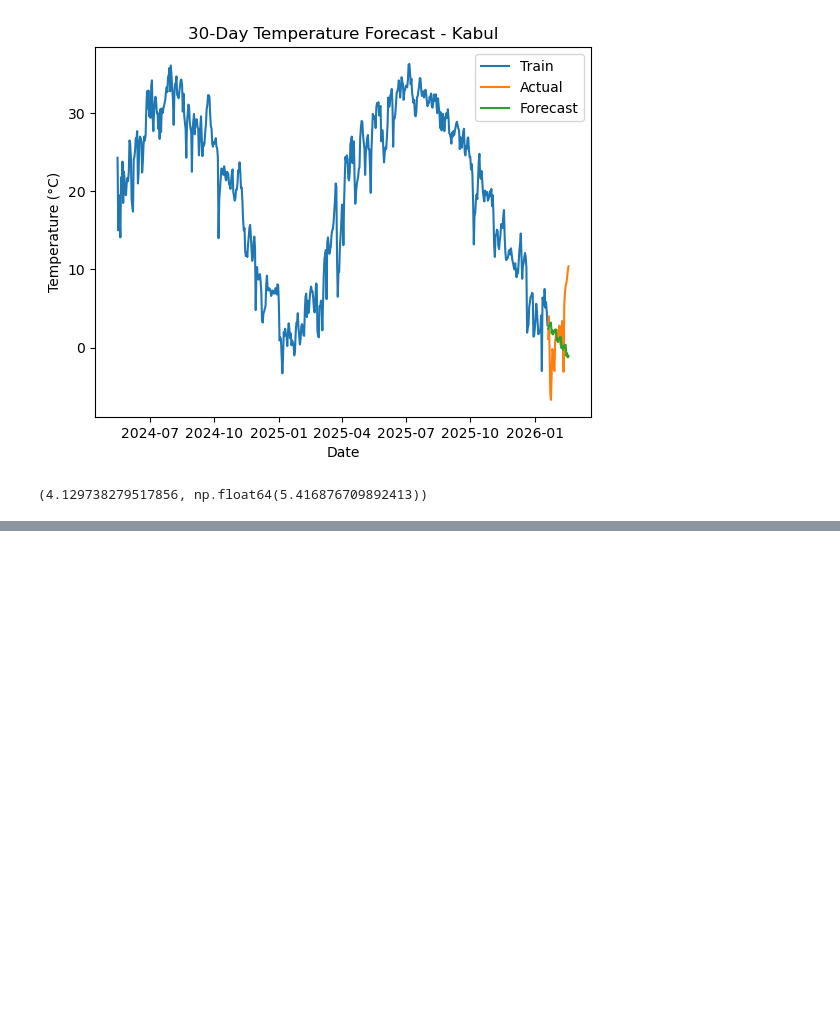
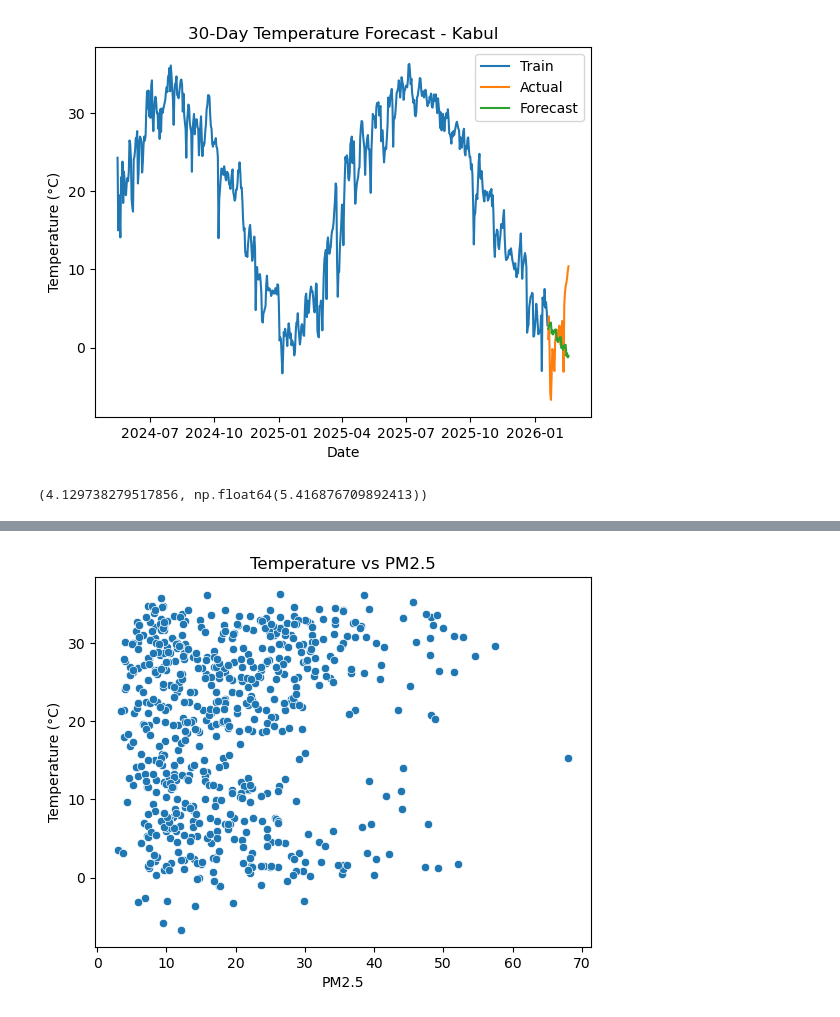
Before and after one commit to anishkkhaire/weather-trend-forecasting, a Jupyter notebook: Weather_Forecast_Project.ipynb, the cells around one changed output, grey strips where cells are left out. Drawn from its saved outputs; the diff is of its cells as text; code cells hidden in the pictures; blank space fills up the shorter version.

```diff
--- a/Weather_Forecast_Project.ipynb
+++ b/Weather_Forecast_Project.ipynb
@@ -170,0 +207,13 @@ mae, rmse
+# %%
+plt.figure()
+sns.scatterplot(
+    x='air_quality_PM2.5',
+    y='temperature_celsius',
+    data=aq_df
+)
+plt.title("Temperature vs PM2.5")
+plt.xlabel("PM2.5")
+plt.ylabel("Temperature (°C)")
+plt.show()
+# %% [output]
+[figure, added]
```
Also changed, not shown: parts of 5 cells of this notebook.
